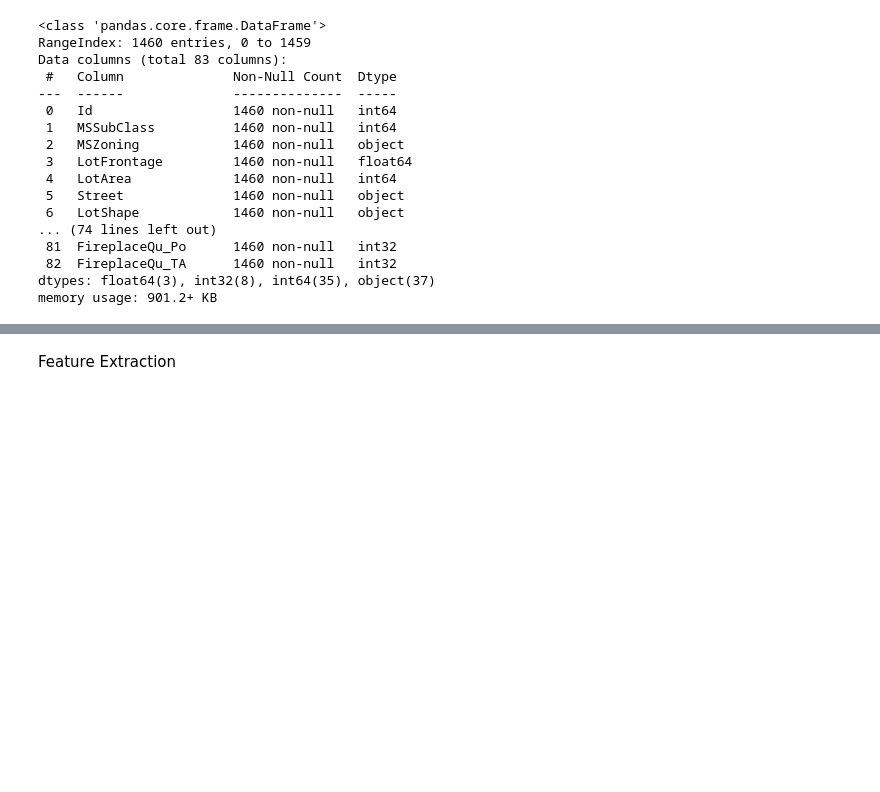
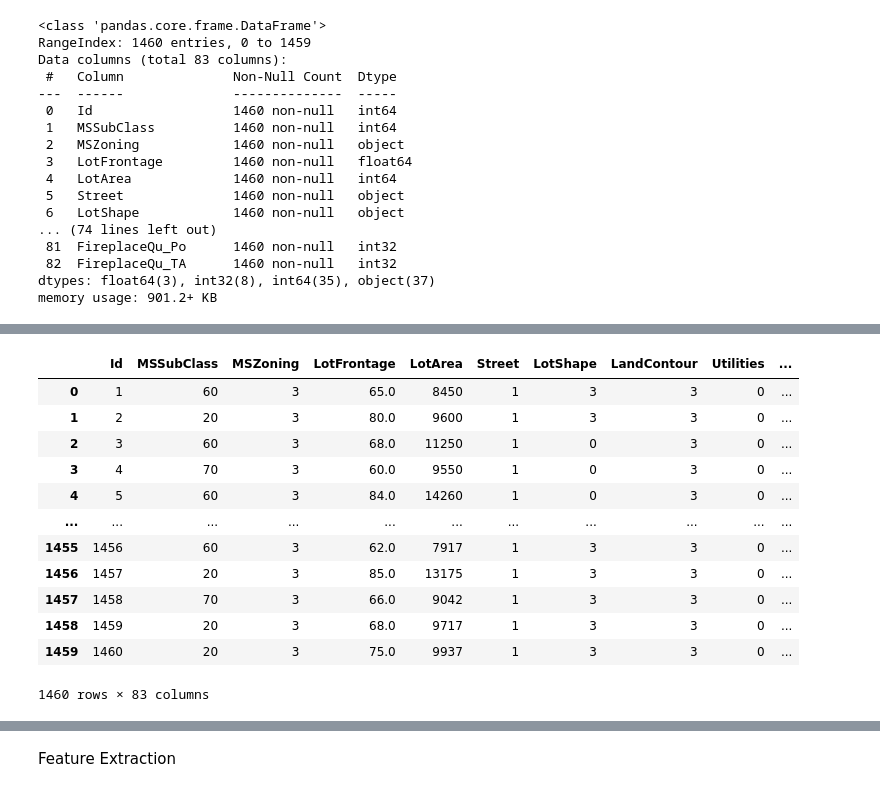
Before and after one commit to shafiqazam/Kaggle, a Jupyter notebook: home-data-for-ml-course/main.ipynb, the cells around one changed output, grey strips where cells are left out. Drawn from its saved outputs; the diff is of its cells as text; code cells hidden in the pictures; blank space fills up the shorter version.

```diff
--- a/home-data-for-ml-course/main.ipynb
+++ b/home-data-for-ml-course/main.ipynb
@@ -234,0 +277,25 @@ memory usage: 901.2+ KB
+# %%
+df3.select_dtypes(include='object').columns
+
+df4 = df3.copy()
+
+labelEncoder = preprocessing.LabelEncoder()
+
+for col in df3.select_dtypes(include='object'):
+    df4[col] = labelEncoder.fit_transform(df3[col])
+# %%
+df4
+# %% [output]
+|  | Id | MSSubClass | MSZoning | LotFrontage | LotArea | Street | LotShape | LandContour | Utilities | ... |
+| 0 | 1 | 60 | 3 | 65.0 | 8450 | 1 | 3 | 3 | 0 | ... |
+| 1 | 2 | 20 | 3 | 80.0 | 9600 | 1 | 3 | 3 | 0 | ... |
+| 2 | 3 | 60 | 3 | 68.0 | 11250 | 1 | 0 | 3 | 0 | ... |
+| 3 | 4 | 70 | 3 | 60.0 | 9550 | 1 | 0 | 3 | 0 | ... |
+| 4 | 5 | 60 | 3 | 84.0 | 14260 | 1 | 0 | 3 | 0 | ... |
+| ... | ... | ... | ... | ... | ... | ... | ... | ... | ... | ... |
+| 1455 | 1456 | 60 | 3 | 62.0 | 7917 | 1 | 3 | 3 | 0 | ... |
+| 1456 | 1457 | 20 | 3 | 85.0 | 13175 | 1 | 3 | 3 | 0 | ... |
+| 1457 | 1458 | 70 | 3 | 66.0 | 9042 | 1 | 3 | 3 | 0 | ... |
+| 1458 | 1459 | 20 | 3 | 68.0 | 9717 | 1 | 3 | 3 | 0 | ... |
+| 1459 | 1460 | 20 | 3 | 75.0 | 9937 | 1 | 3 | 3 | 0 | ... |
+1460 rows × 83 columns
```
Also changed, not shown: parts of 14 cells of this notebook.
